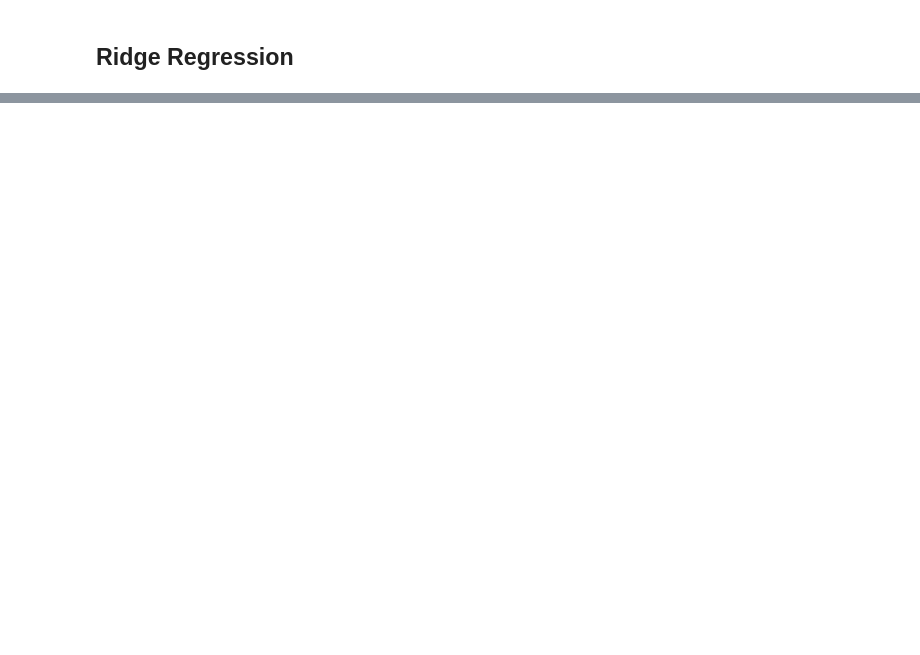
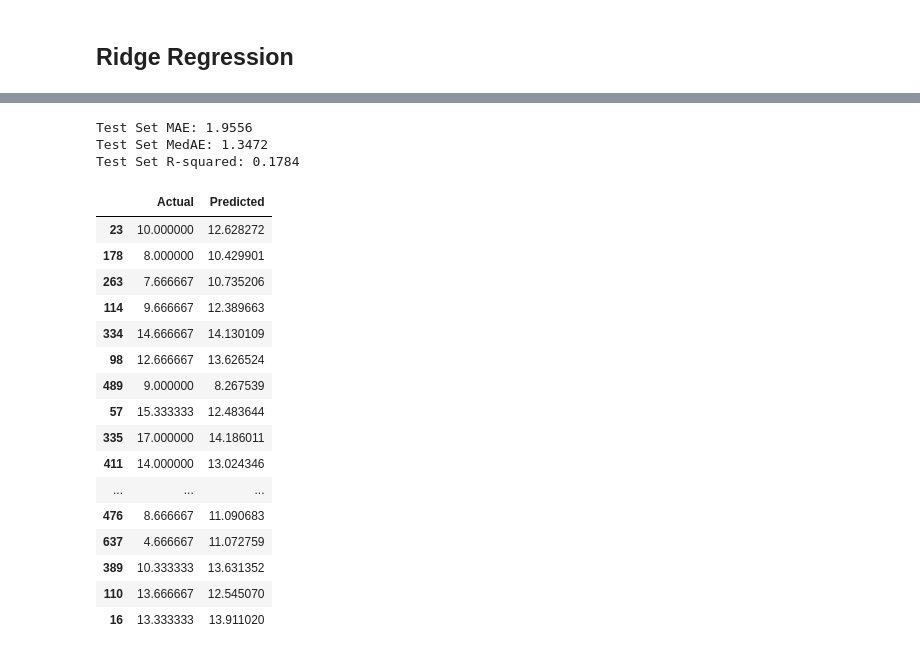
Before and after one commit to rb23abm/Behavioral-and-Alcohol-Consumption-Data-Driven-Models-for-Academic-Success-Prediction, a Jupyter notebook: code.ipynb, the cells around one changed output, grey strips where cells are left out. Saved outputs shown, nothing was run; the diff lists cells and outputs as text; code cells hidden in the pictures; blank space fills up the shorter version.

```diff
--- a/code.ipynb
+++ b/code.ipynb
@@ -562,0 +644,39 @@ results_df.head(20)
+# %%
+best_model = grid_search.best_estimator_
+y_pred_test = best_model.predict(x_test)
+test_mae = mean_absolute_error(y_test, y_pred_test)
+test_medae = median_absolute_error(y_test, y_pred_test)
+test_r2 = r2_score(y_test, y_pred_test)
+
+print(f"Test Set MAE: {test_mae:.4f}")
+print(f"Test Set MedAE: {test_medae:.4f}")
+print(f"Test Set R-squared: {test_r2:.4f}")
+# %% [output]
+Test Set MAE: 1.9556
+Test Set MedAE: 1.3472
+Test Set R-squared: 0.1784
+# %%
+results_df = pd.DataFrame({
+    'Actual': y_test,
+    'Predicted': y_pred_test
+})
+
+results_df.head(20)
+# %% [output]
+|  | Actual | Predicted |
+| 23 | 10.000000 | 12.628272 |
+| 178 | 8.000000 | 10.429901 |
+| 263 | 7.666667 | 10.735206 |
+| 114 | 9.666667 | 12.389663 |
+| 334 | 14.666667 | 14.130109 |
+| 98 | 12.666667 | 13.626524 |
+| 489 | 9.000000 | 8.267539 |
+| 57 | 15.333333 | 12.483644 |
+| 335 | 17.000000 | 14.186011 |
+| 411 | 14.000000 | 13.024346 |
+| ... | ... | ... |
+| 476 | 8.666667 | 11.090683 |
+| 637 | 4.666667 | 11.072759 |
+| 389 | 10.333333 | 13.631352 |
+| 110 | 13.666667 | 12.545070 |
+| 16 | 13.333333 | 13.911020 |
```
Also changed, not shown: parts of 12 cells of this notebook.
